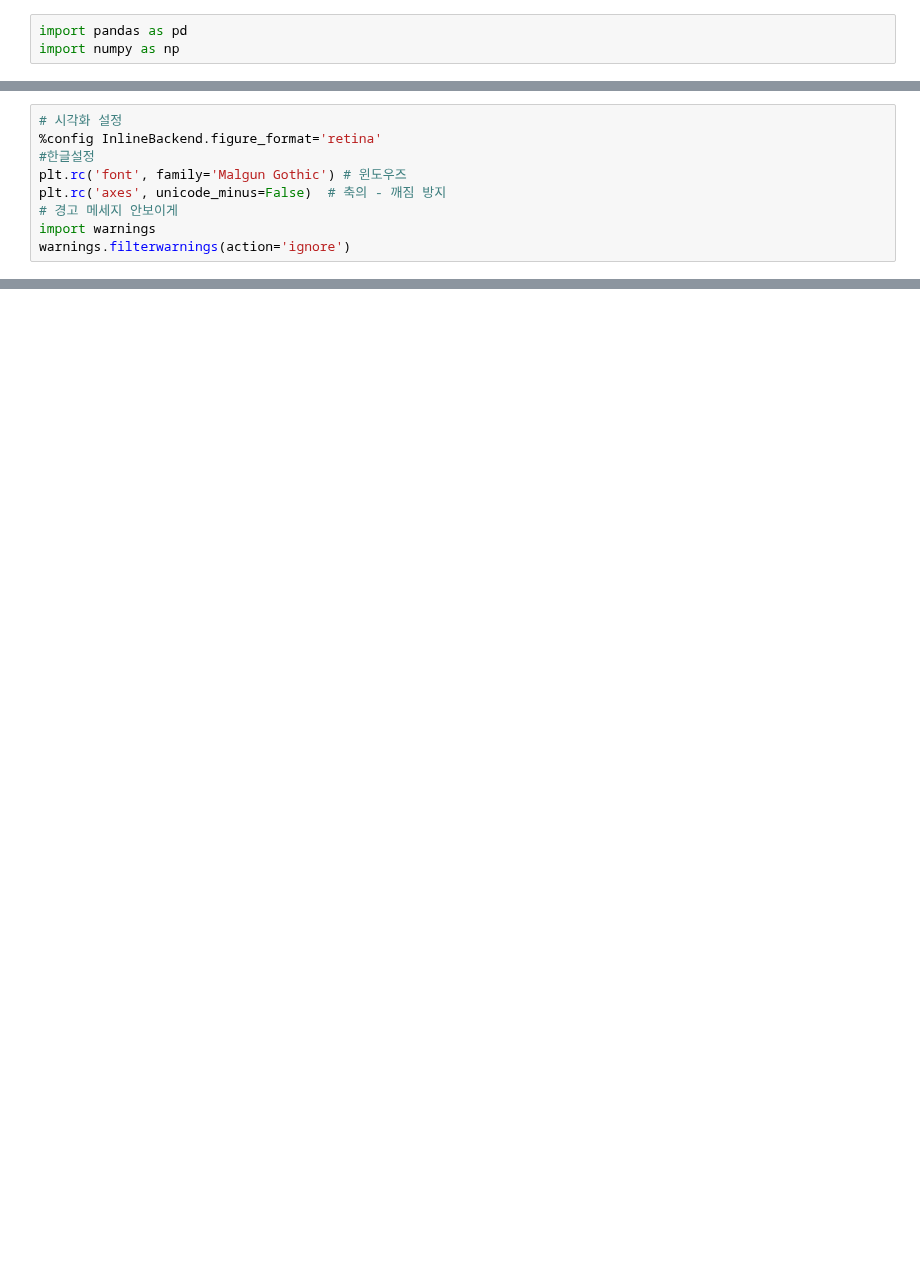
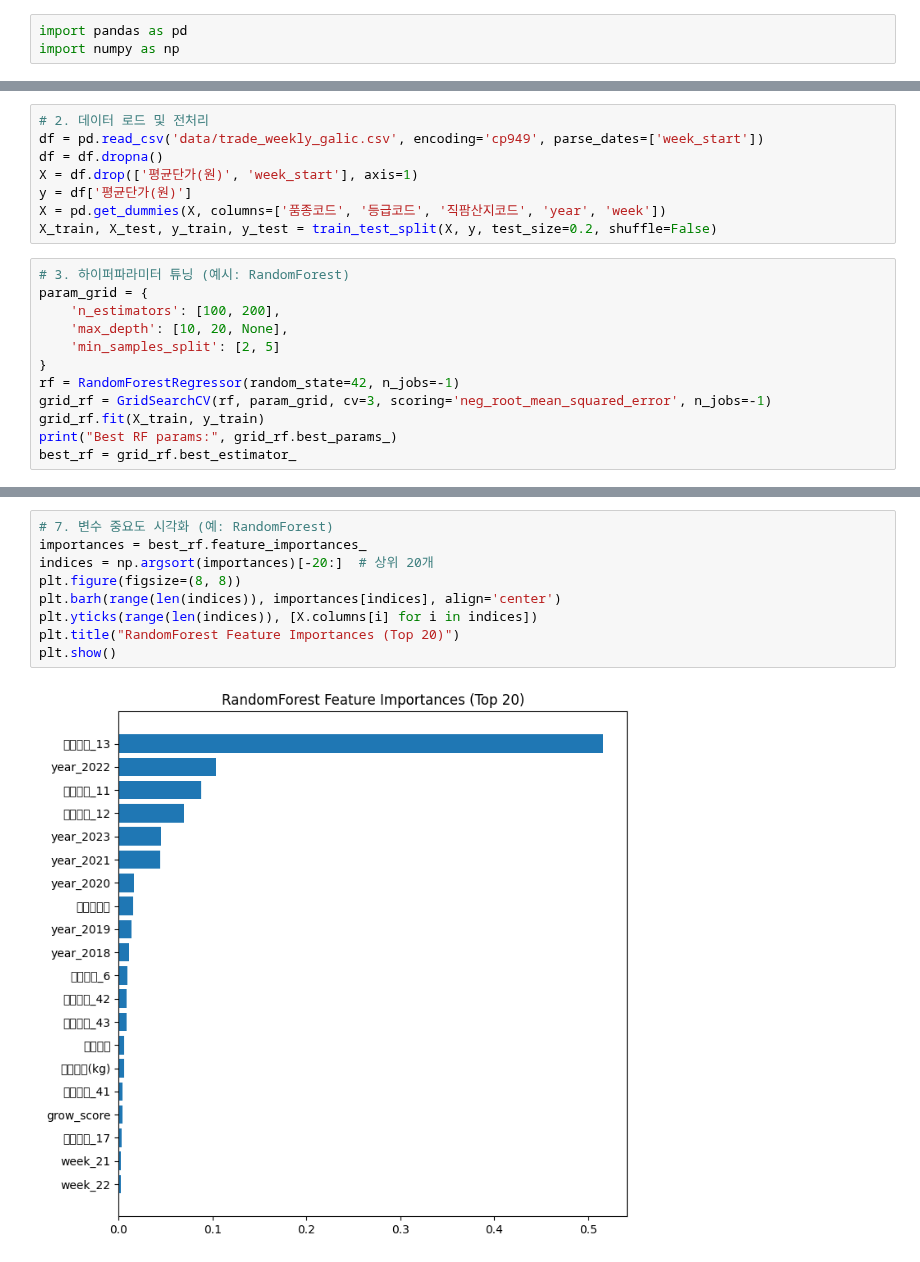
Before and after one commit to onizuka-38/ai_x, a Jupyter notebook: source/JikFam/EDA_Modeling - 복사본.ipynb, the cells around one changed output, grey strips where cells are left out. Cells and saved outputs as stored; diff of their text form; blank space fills up the shorter version.

```diff
--- a/source/JikFam/EDA_Modeling - 복사본.ipynb
+++ b/source/JikFam/EDA_Modeling - 복사본.ipynb
@@ -329,9 +164,0 @@ R² Score: 0.8422
-# %%
-# 시각화 설정
-%config InlineBackend.figure_format='retina'
-#한글설정
-plt.rc('font', family='Malgun Gothic') # 윈도우즈
-plt.rc('axes', unicode_minus=False)  # 축의 - 깨짐 방지
-# 경고 메세지 안보이게
-import warnings
-warnings.filterwarnings(action='ignore')
@@ -509,0 +298,20 @@ model.fit(train_X, train_y)
+# %%
+# 2. 데이터 로드 및 전처리
+df = pd.read_csv('data/trade_weekly_galic.csv', encoding='cp949', parse_dates=['week_start'])
+df = df.dropna()
+X = df.drop(['평균단가(원)', 'week_start'], axis=1)
+y = df['평균단가(원)']
+X = pd.get_dummies(X, columns=['품종코드', '등급코드', '직팜산지코드', 'year', 'week'])
+X_train, X_test, y_train, y_test = train_test_split(X, y, test_size=0.2, shuffle=False)
+# %%
+# 3. 하이퍼파라미터 튜닝 (예시: RandomForest)
+param_grid = {
+    'n_estimators': [100, 200],
+    'max_depth': [10, 20, None],
+    'min_samples_split': [2, 5]
+}
+rf = RandomForestRegressor(random_state=42, n_jobs=-1)
+grid_rf = GridSearchCV(rf, param_grid, cv=3, scoring='neg_root_mean_squared_error', n_jobs=-1)
+grid_rf.fit(X_train, y_train)
+print("Best RF params:", grid_rf.best_params_)
+best_rf = grid_rf.best_estimator_
@@ -509,0 +377,11 @@ model.fit(train_X, train_y)
+# %%
+# 7. 변수 중요도 시각화 (예: RandomForest)
+importances = best_rf.feature_importances_
+indices = np.argsort(importances)[-20:]  # 상위 20개
+plt.figure(figsize=(8, 8))
+plt.barh(range(len(indices)), importances[indices], align='center')
+plt.yticks(range(len(indices)), [X.columns[i] for i in indices])
+plt.title("RandomForest Feature Importances (Top 20)")
+plt.show()
+# %% [output]
+[figure, added]
```
Also changed, not shown: parts of 54 cells of this notebook, 5 other files.
